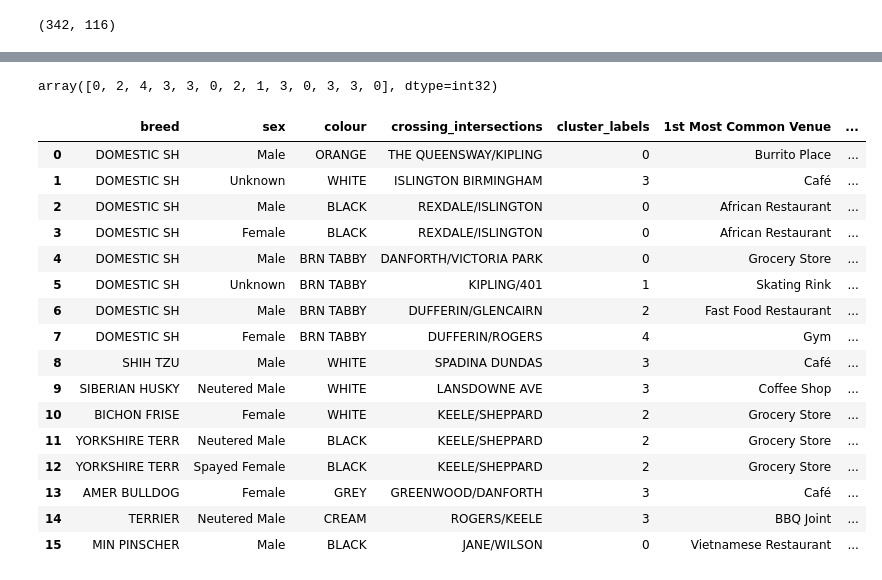
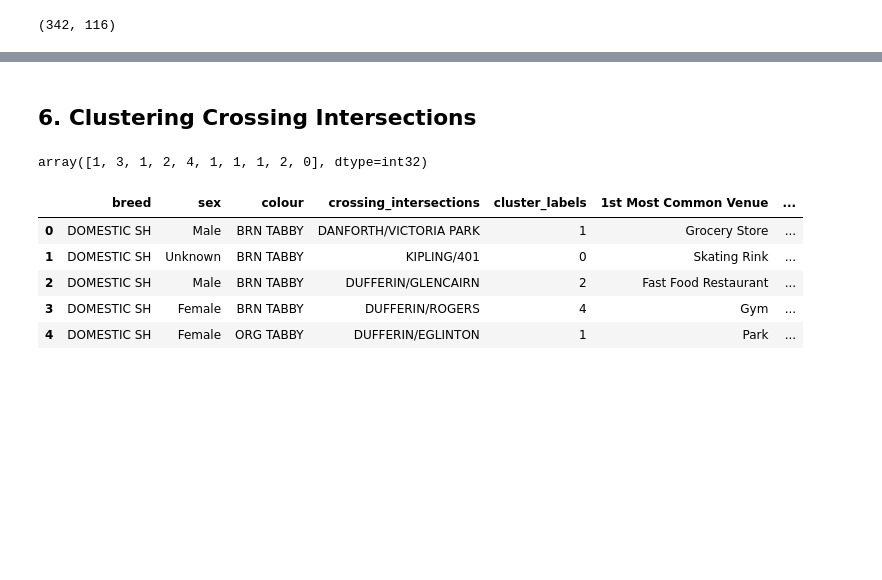
Before and after one commit to gomesluiz/Coursera_Capstone, a Jupyter notebook: w5_source_code.ipynb, the cells around one changed output, grey strips where cells are left out. Cells and saved outputs as stored; diff of their text form; code cells hidden in the pictures; blank space fills up the shorter version.

```diff
--- a/w5_source_code.ipynb
+++ b/w5_source_code.ipynb
@@ -428,7 +348,7 @@ There are 115 uniques categories.
 # %%
-missed_pets_onehot = pd.get_dummies(missed_pets_venues[['venue_category']], prefix="", prefix_sep="")
-missed_pets_onehot['crossing_intersections'] = missed_pets_venues['crossing_intersections']
-fixed_columns = [missed_pets_onehot.columns[-1]] + list(missed_pets_onehot.columns[:-1])
-missed_pets_onehot = missed_pets_onehot[fixed_columns]
-missed_pets_onehot.head()
+lost_pets_onehot = pd.get_dummies(lost_pets_venues[['venue_category']], prefix="", prefix_sep="")
+lost_pets_onehot['crossing_intersections'] = lost_pets_venues['crossing_intersections']
+fixed_columns = [lost_pets_onehot.columns[-1]] + list(lost_pets_onehot.columns[:-1])
+lost_pets_onehot = lost_pets_onehot[fixed_columns]
+lost_pets_onehot.head()
 # %% [output]
@@ -444,6 +364,6 @@ missed_pets_onehot.shape
 # %% [output]
 (342, 116)
 # %%
-missed_pets_grouped = missed_pets_onehot.groupby('crossing_intersections').mean().reset_index()
-missed_pets_grouped.head(15)
+lost_pets_grouped = lost_pets_onehot.groupby('crossing_intersections').mean().reset_index()
+lost_pets_grouped.head()
 # %% [output]
@@ -516,13 +428,13 @@ for ind in np.arange(num_top_venues):
         columns.append('{}th Most Common Venue'.format(ind+1))
 
 # create a new dataframe
-missed_pets_venues_sorted = pd.DataFrame(columns=columns)
-missed_pets_venues_sorted['crossing_intersections'] = missed_pets_grouped['crossing_intersections']
+lost_pets_venues_sorted = pd.DataFrame(columns=columns)
+lost_pets_venues_sorted['crossing_intersections'] = lost_pets_grouped['crossing_intersections']
 
-for ind in np.arange(missed_pets_grouped.shape[0]):
-    missed_pets_venues_sorted.iloc[ind, 1:] = return_most_common_venues(missed_pets_grouped.iloc[ind, :], num_top_venues)
+for ind in np.arange(lost_pets_grouped.shape[0]):
+    lost_pets_venues_sorted.iloc[ind, 1:] = return_most_common_venues(lost_pets_grouped.iloc[ind, :], num_top_venues)
 
-missed_pets_venues_sorted.head(15)
+lost_pets_venues_sorted.head()
 # %% [output]
 |  | crossing_intersections | 1st Most Common Venue | 2nd Most Common Venue | 3rd Most Common Venue | ... |
 | 0 | DANFORTH/VICTORIA PARK | Grocery Store | Coffee Shop | Women's Store | ... |
@@ -541,35 +445,26 @@ missed_pets_venues_sorted.head(15)
+# %% [markdown]
+## 6. Clustering Crossing Intersections
 # %%
 kclusters = 5
-missed_pets_grouped_clustering = missed_pets_grouped.drop('crossing_intersections', 1)
-kmeans = KMeans(n_clusters=kclusters, random_state=0).fit(missed_pets_grouped_clustering)
+lost_pets_grouped_clustering = lost_pets_grouped.drop('crossing_intersections', 1)
+kmeans = KMeans(n_clusters=kclusters, random_state=0).fit(lost_pets_grouped_clustering)
 kmeans.labels_
 # %% [output]
-array([0, 2, 4, 3, 3, 0, 2, 1, 3, 0, 3, 3, 0], dtype=int32)
+array([1, 3, 1, 2, 4, 1, 1, 1, 2, 0], dtype=int32)
 # %%
-missed_pets_merged = missed_pets_grouped
-missed_pets_merged['cluster_labels'] = kmeans.labels_
-missed_pets_merged = missed_pets_merged[['crossing_intersections', 'cluster_labels']]
-missed_pets_merged = missed_pets_merged.join(missed_pets_venues_sorted.set_index('crossing_intersections'), on='crossing_intersections')
-missed_pets_merged = missed_pets.join(missed_pets_merged.reset_index().set_index('crossing_intersections'), on='crossing_intersections')
-missed_pets_merged[['breed', 'sex', 'colour', 'crossing_intersections', 'cluster_labels', '1st Most Common Venue', '2nd Most Common Venue', '3rd Most Common Venue']].head(20)
+lost_pets_merged = lost_pets_grouped
+lost_pets_merged['cluster_labels'] = kmeans.labels_
+lost_pets_merged = lost_pets_merged[['crossing_intersections', 'cluster_labels']]
+lost_pets_merged = lost_pets_merged.join(lost_pets_venues_sorted.set_index('crossing_intersections'), on='crossing_intersections')
+lost_pets_merged = lost_pets.join(lost_pets_merged.reset_index().set_index('crossing_intersections'), on='crossing_intersections')
+lost_pets_merged[['breed', 'sex', 'colour', 'crossing_intersections', 'cluster_labels', '1st Most Common Venue', '2nd Most Common Venue', '3rd Most Common Venue']].head()
 # %% [output]
 |  | breed | sex | colour | crossing_intersections | cluster_labels | 1st Most Common Venue | ... |
-| 0 | DOMESTIC SH | Male | ORANGE | THE QUEENSWAY/KIPLING | 0 | Burrito Place | ... |
-| 1 | DOMESTIC SH | Unknown | WHITE | ISLINGTON BIRMINGHAM | 3 | Café | ... |
-| 2 | DOMESTIC SH | Male | BLACK | REXDALE/ISLINGTON | 0 | African Restaurant | ... |
-| 3 | DOMESTIC SH | Female | BLACK | REXDALE/ISLINGTON | 0 | African Restaurant | ... |
-| 4 | DOMESTIC SH | Male | BRN TABBY | DANFORTH/VICTORIA PARK | 0 | Grocery Store | ... |
-| 5 | DOMESTIC SH | Unknown | BRN TABBY | KIPLING/401 | 1 | Skating Rink | ... |
-| 6 | DOMESTIC SH | Male | BRN TABBY | DUFFERIN/GLENCAIRN | 2 | Fast Food Restaurant | ... |
-| 7 | DOMESTIC SH | Female | BRN TABBY | DUFFERIN/ROGERS | 4 | Gym | ... |
-| 8 | SHIH TZU | Male | WHITE | SPADINA DUNDAS | 3 | Café | ... |
-| 9 | SIBERIAN HUSKY | Neutered Male | WHITE | LANSDOWNE AVE | 3 | Coffee Shop | ... |
-| 10 | BICHON FRISE | Female | WHITE | KEELE/SHEPPARD | 2 | Grocery Store | ... |
-| 11 | YORKSHIRE TERR | Neutered Male | BLACK | KEELE/SHEPPARD | 2 | Grocery Store | ... |
-| 12 | YORKSHIRE TERR | Spayed Female | BLACK | KEELE/SHEPPARD | 2 | Grocery Store | ... |
-| 13 | AMER BULLDOG | Female | GREY | GREENWOOD/DANFORTH | 3 | Café | ... |
-| 14 | TERRIER | Neutered Male | CREAM | ROGERS/KEELE | 3 | BBQ Joint | ... |
-| 15 | MIN PINSCHER | Male | BLACK | JANE/WILSON | 0 | Vietnamese Restaurant | ... |
+| 0 | DOMESTIC SH | Male | BRN TABBY | DANFORTH/VICTORIA PARK | 1 | Grocery Store | ... |
+| 1 | DOMESTIC SH | Unknown | BRN TABBY | KIPLING/401 | 0 | Skating Rink | ... |
+| 2 | DOMESTIC SH | Male | BRN TABBY | DUFFERIN/GLENCAIRN | 2 | Fast Food Restaurant | ... |
+| 3 | DOMESTIC SH | Female | BRN TABBY | DUFFERIN/ROGERS | 4 | Gym | ... |
+| 4 | DOMESTIC SH | Female | ORG TABBY | DUFFERIN/EGLINTON | 1 | Park | ... |
 # %%
 # create map
 map_clusters = folium.Map(location=[latitude, longitude], zoom_start=12)
```
Also changed, not shown: parts of 36 cells of this notebook, 1 other file.
